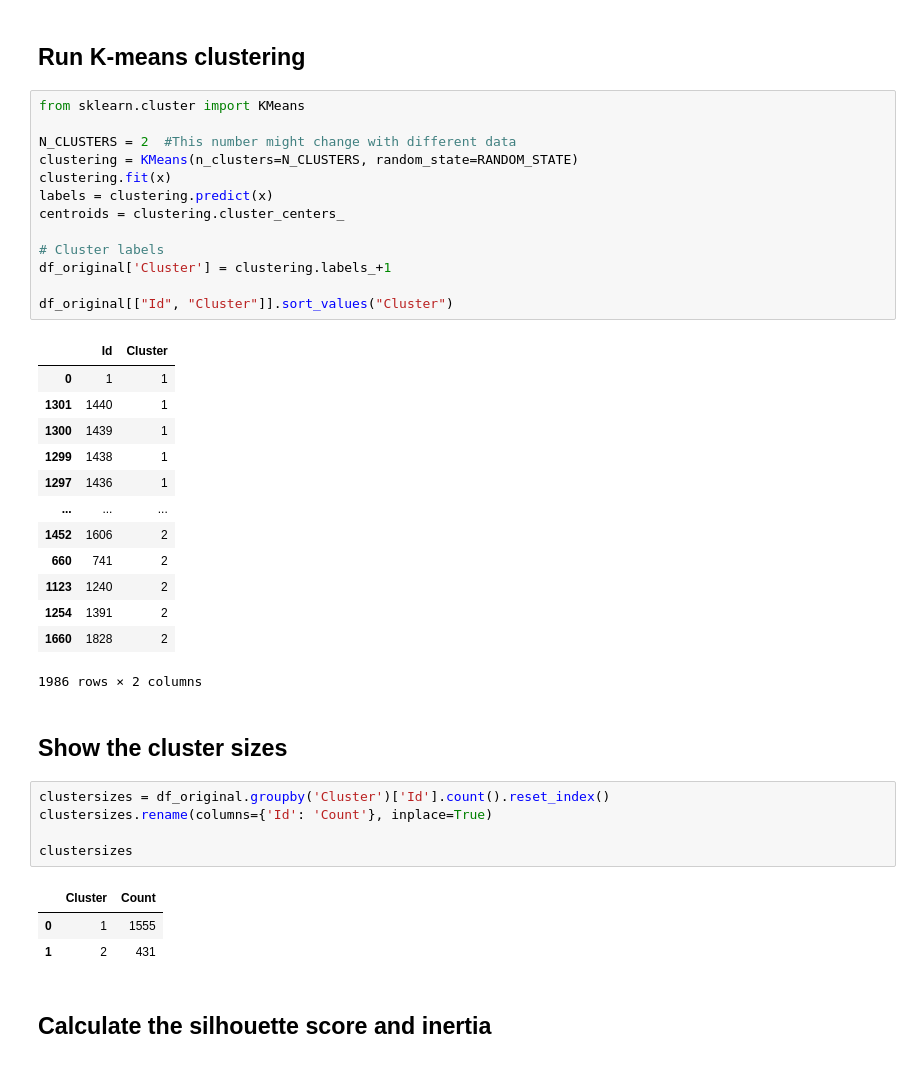
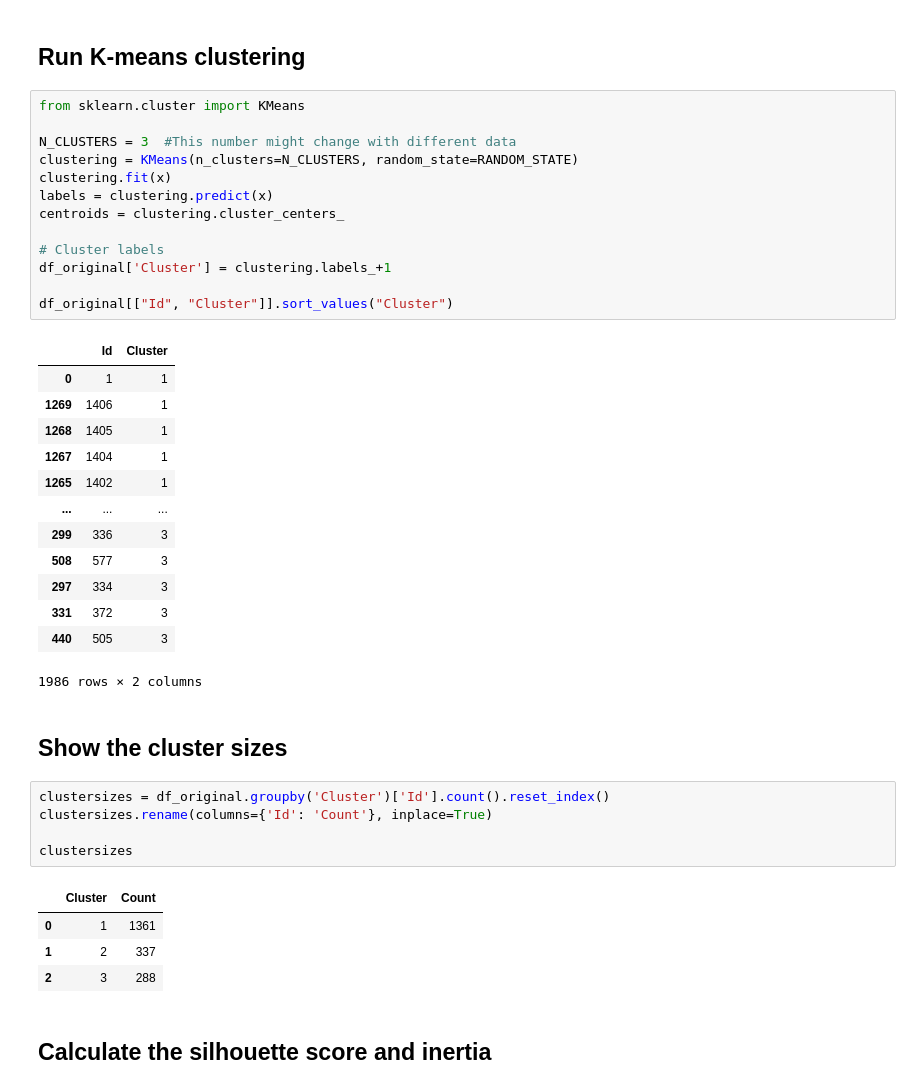
Before and after one commit to luisguareschi/group-project-ml-1, a Jupyter notebook: segmentation-lg.ipynb, the cells around one changed output. Cells and saved outputs as stored; diff of their text form.

```diff
--- a/segmentation-lg.ipynb
+++ b/segmentation-lg.ipynb
@@ -204,29 +204,29 @@ plt.show()
 # %%
 from sklearn.cluster import KMeans
 
-N_CLUSTERS = 2  #This number might change with different data
+N_CLUSTERS = 3  #This number might change with different data
 clustering = KMeans(n_clusters=N_CLUSTERS, random_state=RANDOM_STATE)
 clustering.fit(x)
 labels = clustering.predict(x)
 centroids = clustering.cluster_centers_
 
 # Cluster labels
 df_original['Cluster'] = clustering.labels_+1
 
 df_original[["Id", "Cluster"]].sort_values("Cluster")
 # %% [output]
 |  | Id | Cluster |
 | 0 | 1 | 1 |
-| 1301 | 1440 | 1 |
-| 1300 | 1439 | 1 |
-| 1299 | 1438 | 1 |
-| 1297 | 1436 | 1 |
+| 1269 | 1406 | 1 |
+| 1268 | 1405 | 1 |
+| 1267 | 1404 | 1 |
+| 1265 | 1402 | 1 |
 | ... | ... | ... |
-| 1452 | 1606 | 2 |
-| 660 | 741 | 2 |
-| 1123 | 1240 | 2 |
-| 1254 | 1391 | 2 |
-| 1660 | 1828 | 2 |
+| 299 | 336 | 3 |
+| 508 | 577 | 3 |
+| 297 | 334 | 3 |
+| 331 | 372 | 3 |
+| 440 | 505 | 3 |
 1986 rows × 2 columns
 # %% [markdown]
 ## Show the cluster sizes
@@ -237,8 +237,9 @@ clustersizes.rename(columns={'Id': 'Count'}, inplace=True)
 clustersizes
 # %% [output]
 |  | Cluster | Count |
-| 0 | 1 | 1555 |
-| 1 | 2 | 431 |
+| 0 | 1 | 1361 |
+| 1 | 2 | 337 |
+| 2 | 3 | 288 |
 # %% [markdown]
 ## Calculate the silhouette score and inertia
 # %%
```
Also changed, not shown: parts of 3 cells of this notebook.
